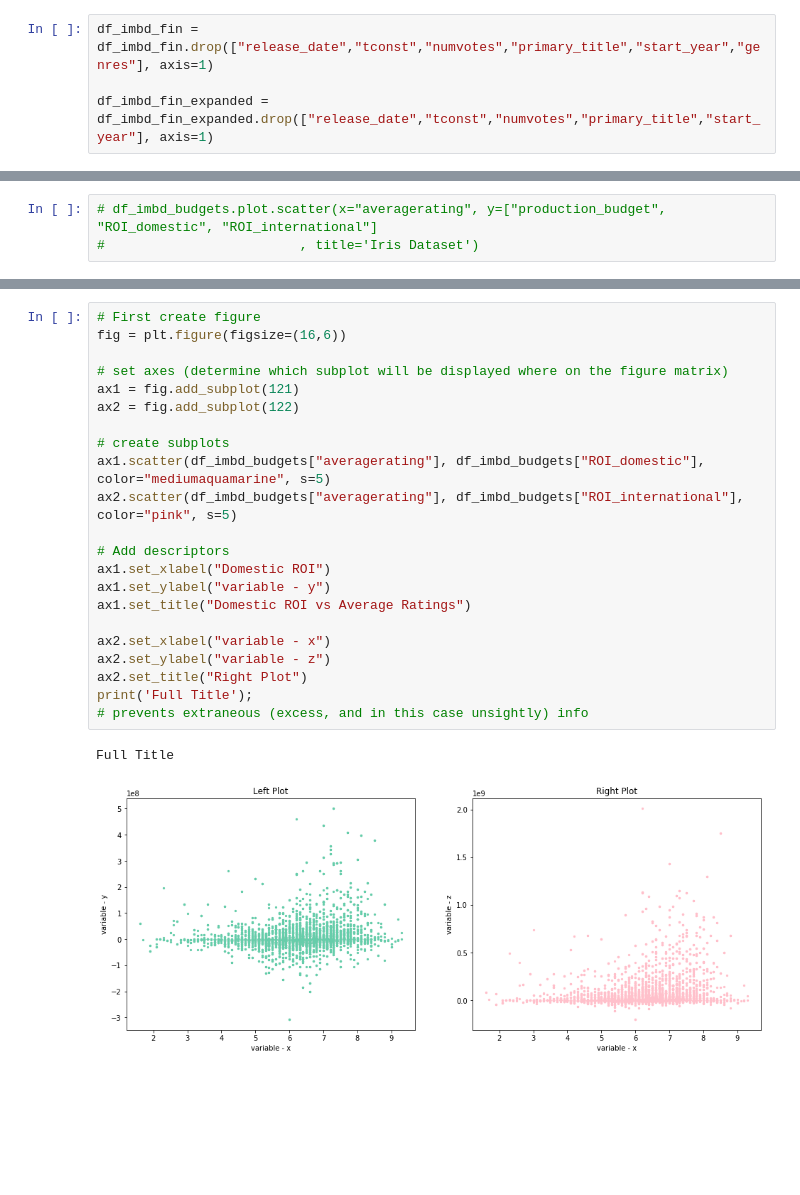
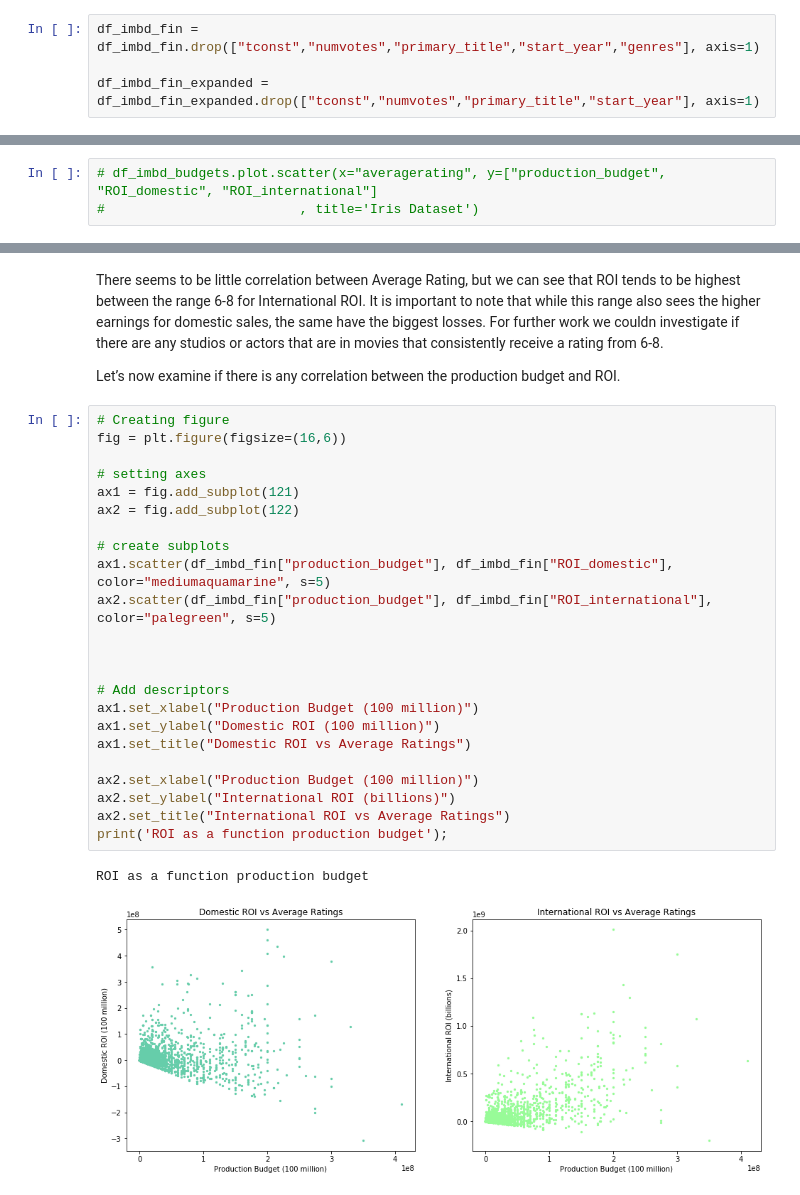
Before and after one commit to EdAlexc/dsc-mod-1-project-v2-1-online-ds-sp-000, a Jupyter notebook: student.ipynb, the cells around one changed output, grey strips where cells are left out. Saved outputs shown, nothing was run; the diff lists cells and outputs as text; blank space fills up the shorter version.

```diff
--- a/student.ipynb
+++ b/student.ipynb
@@ -823,9 +835,9 @@ memory usage: 329.1+ KB
 # %% [markdown]
 Here we can see that there are several columns with redundant info, so let's remove those and further clean up the df. Given that we only have very few data points in this table when compared to the original dataframes, we will proceed by using the combined table to only visualize a relationship between ratings, genres and ROI, but not investigate the relationship between ratings and genre. The conclusion of our ROI will be limited in scope to these fewer observations, however, these can still guide our conclusions as they are sufficient for statistical inference.
 # %%
-df_imbd_fin = df_imbd_fin.drop(["release_date","tconst","numvotes","primary_title","start_year","genres"], axis=1)
+df_imbd_fin = df_imbd_fin.drop(["tconst","numvotes","primary_title","start_year","genres"], axis=1)
 
-df_imbd_fin_expanded = df_imbd_fin_expanded.drop(["release_date","tconst","numvotes","primary_title","start_year"], axis=1)
+df_imbd_fin_expanded = df_imbd_fin_expanded.drop(["tconst","numvotes","primary_title","start_year"], axis=1)
 # %%
 df_imbd_fin.head(2)
 # %% [output]
@@ -882,25 +997,30 @@ df_imbd_fin.head(2)
+# %% [markdown]
+There seems to be little correlation between Average Rating, but we can see that ROI tends to be highest between the range 6-8 for International ROI. It is important to note that while this range also sees the higher earnings for domestic sales, the same have the biggest losses. For further work we couldn investigate if there are any studios or actors that are in movies that consistently receive a rating from 6-8.
+
+Let’s now examine if there is any correlation between the production budget and ROI.
 # %%
-# First create figure
+# Creating figure
 fig = plt.figure(figsize=(16,6))
 
-# set axes (determine which subplot will be displayed where on the figure matrix)
+# setting axes
 ax1 = fig.add_subplot(121)
 ax2 = fig.add_subplot(122)
 
 # create subplots
-ax1.scatter(df_imbd_budgets["averagerating"], df_imbd_budgets["ROI_domestic"], color="mediumaquamarine", s=5)
-ax2.scatter(df_imbd_budgets["averagerating"], df_imbd_budgets["ROI_international"], color="pink", s=5)
+ax1.scatter(df_imbd_fin["production_budget"], df_imbd_fin["ROI_domestic"], color="mediumaquamarine", s=5)
+ax2.scatter(df_imbd_fin["production_budget"], df_imbd_fin["ROI_international"], color="palegreen", s=5)
+
+
 
 # Add descriptors
-ax1.set_xlabel("Domestic ROI")
-ax1.set_ylabel("variable - y")
+ax1.set_xlabel("Production Budget (100 million)")
+ax1.set_ylabel("Domestic ROI (100 million)")
 ax1.set_title("Domestic ROI vs Average Ratings")
 
-ax2.set_xlabel("variable - x")
-ax2.set_ylabel("variable - z")
-ax2.set_title("Right Plot")
-print('Full Title');
-# prevents extraneous (excess, and in this case unsightly) info
+ax2.set_xlabel("Production Budget (100 million)")
+ax2.set_ylabel("International ROI (billions)")
+ax2.set_title("International ROI vs Average Ratings")
+print('ROI as a function production budget');
 # %% [output]
-Full Title
+ROI as a function production budget
-[figure, old version]
+[figure, new version]
```
Also changed, not shown: parts of 64 cells of this notebook, 2 other files.
